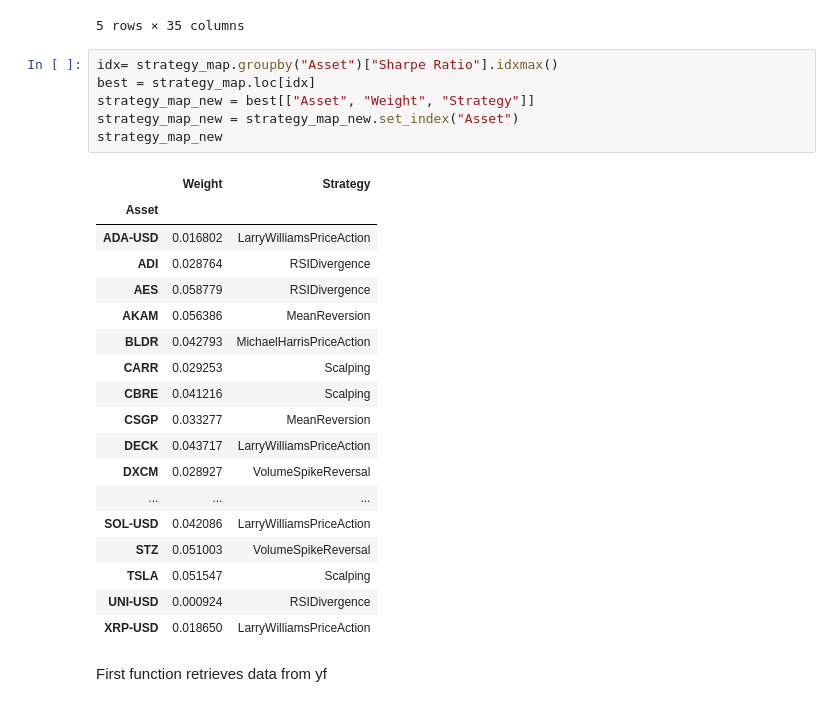
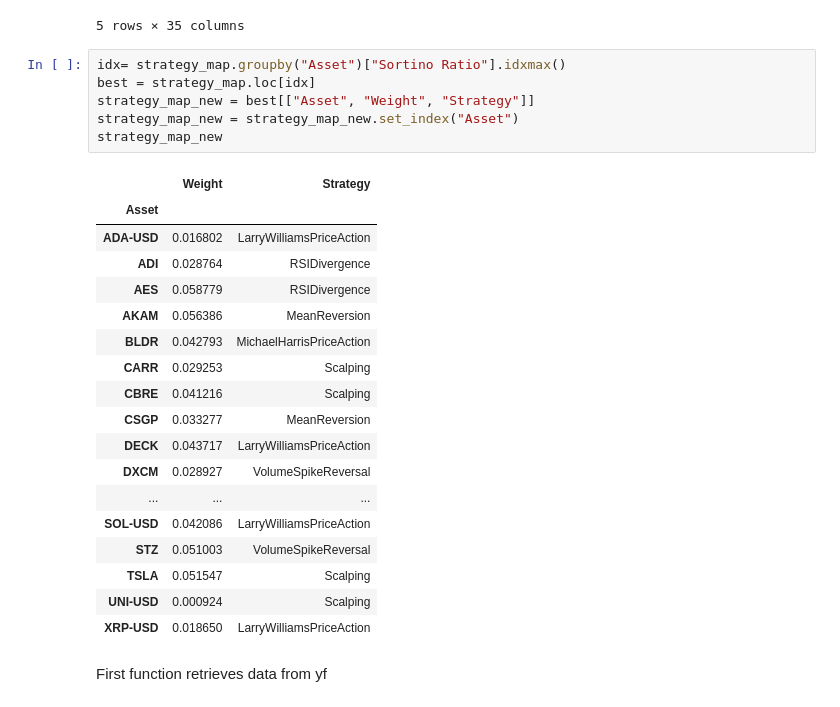
Before and after one commit to shaeanneeu/cryptoto, a Jupyter notebook: notebooks/autotrade.ipynb, the cells around one changed output. Cells and saved outputs as stored; diff of their text form.

Commit message:
change strategy filter

```diff
--- a/notebooks/autotrade.ipynb
+++ b/notebooks/autotrade.ipynb
@@ -65,29 +65,29 @@ strategy_map.head()
 | 4 | 2025-01-02 00:00:00 | 2025-02-28 00:00:00 | 57 days 00:00:00 | 7.692308 | 55705.398517 | 58861.914976 | -5.228679 | ... |
 5 rows × 35 columns
 # %%
-idx= strategy_map.groupby("Asset")["Sharpe Ratio"].idxmax()
+idx= strategy_map.groupby("Asset")["Sortino Ratio"].idxmax()
 best = strategy_map.loc[idx]
 strategy_map_new = best[["Asset", "Weight", "Strategy"]]
 strategy_map_new = strategy_map_new.set_index("Asset")
 strategy_map_new
 # %% [output]
 |  | Weight | Strategy |
 | Asset |  |  |
 | ADA-USD | 0.016802 | LarryWilliamsPriceAction |
 | ADI | 0.028764 | RSIDivergence |
 | AES | 0.058779 | RSIDivergence |
 | AKAM | 0.056386 | MeanReversion |
 | BLDR | 0.042793 | MichaelHarrisPriceAction |
 | CARR | 0.029253 | Scalping |
 | CBRE | 0.041216 | Scalping |
 | CSGP | 0.033277 | MeanReversion |
 | DECK | 0.043717 | LarryWilliamsPriceAction |
 | DXCM | 0.028927 | VolumeSpikeReversal |
 | ... | ... | ... |
 | SOL-USD | 0.042086 | LarryWilliamsPriceAction |
 | STZ | 0.051003 | VolumeSpikeReversal |
 | TSLA | 0.051547 | Scalping |
-| UNI-USD | 0.000924 | RSIDivergence |
+| UNI-USD | 0.000924 | Scalping |
 | XRP-USD | 0.018650 | LarryWilliamsPriceAction |
 # %% [markdown]
 First function retrieves data from yf
```
Also changed, not shown: parts of 4 cells of this notebook.
